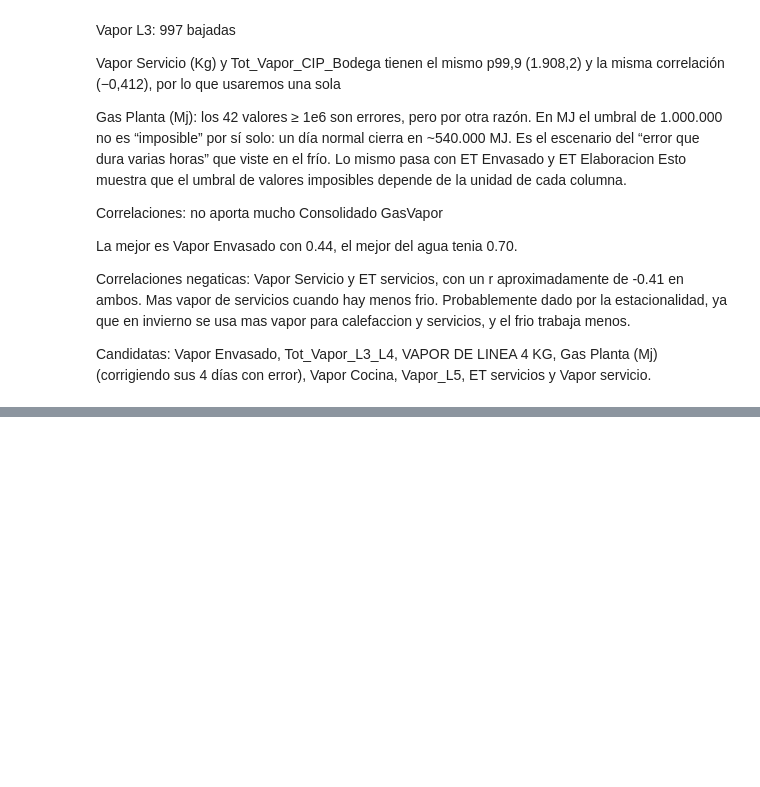
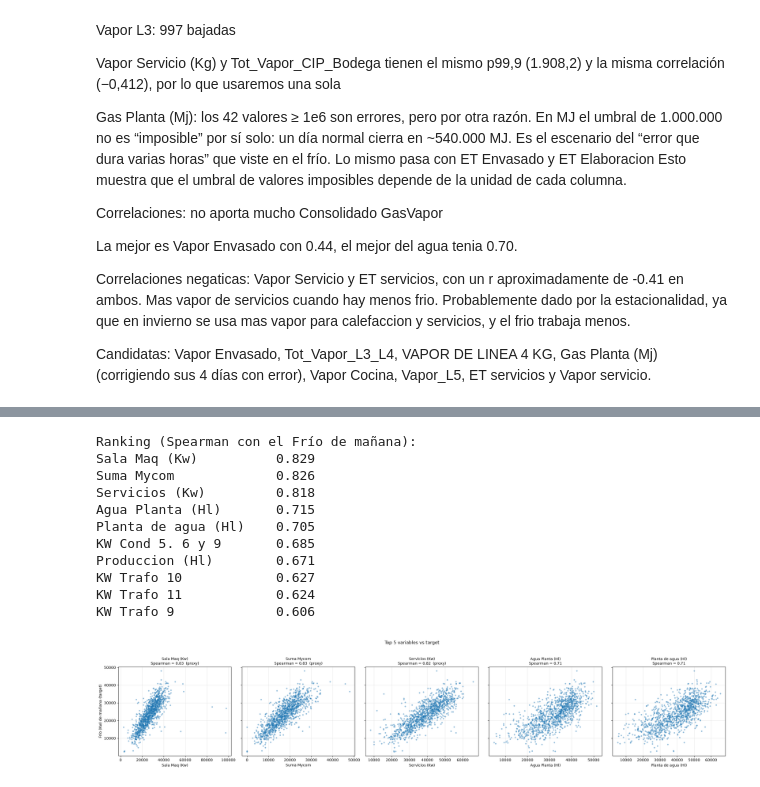
Before and after one commit to s4nt1lu1/tp-final-datos-ii, a Jupyter notebook: notebooks/exploracion_produccion.ipynb, the cells around one changed output, grey strips where cells are left out. Drawn from its saved outputs; the diff is of its cells as text; code cells hidden in the pictures; blank space fills up the shorter version.

```diff
--- a/notebooks/exploracion_produccion.ipynb
+++ b/notebooks/exploracion_produccion.ipynb
@@ -480,0 +910,32 @@ Vapor Envasado, Tot_Vapor_L3_L4, VAPOR DE LINEA 4 KG, Gas Planta (Mj) (corrigien
+# %%
+ranking = df_multi[columnas].corrwith(df_multi["Frio_manana"], method="spearman").sort_values(key=abs, ascending=False)
+print("Ranking (Spearman con el Frío de mañana):")
+print(ranking.round(3).head(10).to_string())
+
+top5 = ranking.index[:5]
+fig, axes = plt.subplots(1, 5, figsize=(24, 4.8), sharey=True)
+for ax, col in zip(axes, top5):
+    ax.scatter(df_multi[col], df_multi["Frio_manana"], s=8, alpha=0.4)
+    titulo = f"{col}\nSpearman = {ranking[col]:.2f}"
+    if col in proxies:
+        titulo += "  (proxy)"
+    ax.set_title(titulo, fontsize=10)
+    ax.set_xlabel(col)
+    ax.grid(alpha=0.3)
+axes[0].set_ylabel("Frío (Kw) de mañana (target)")
+plt.suptitle("Top 5 variables vs target", y=1.03)
+plt.tight_layout()
+plt.show()
+# %% [output]
+Ranking (Spearman con el Frío de mañana):
+Sala Maq (Kw)          0.829
+Suma Mycom             0.826
+Servicios (Kw)         0.818
+Agua Planta (Hl)       0.715
+Planta de agua (Hl)    0.705
+KW Cond 5. 6 y 9       0.685
+Produccion (Hl)        0.671
+KW Trafo 10            0.627
+KW Trafo 11            0.624
+KW Trafo 9             0.606
+[figure, added]
```
Also changed, not shown: parts of 22 cells of this notebook.
